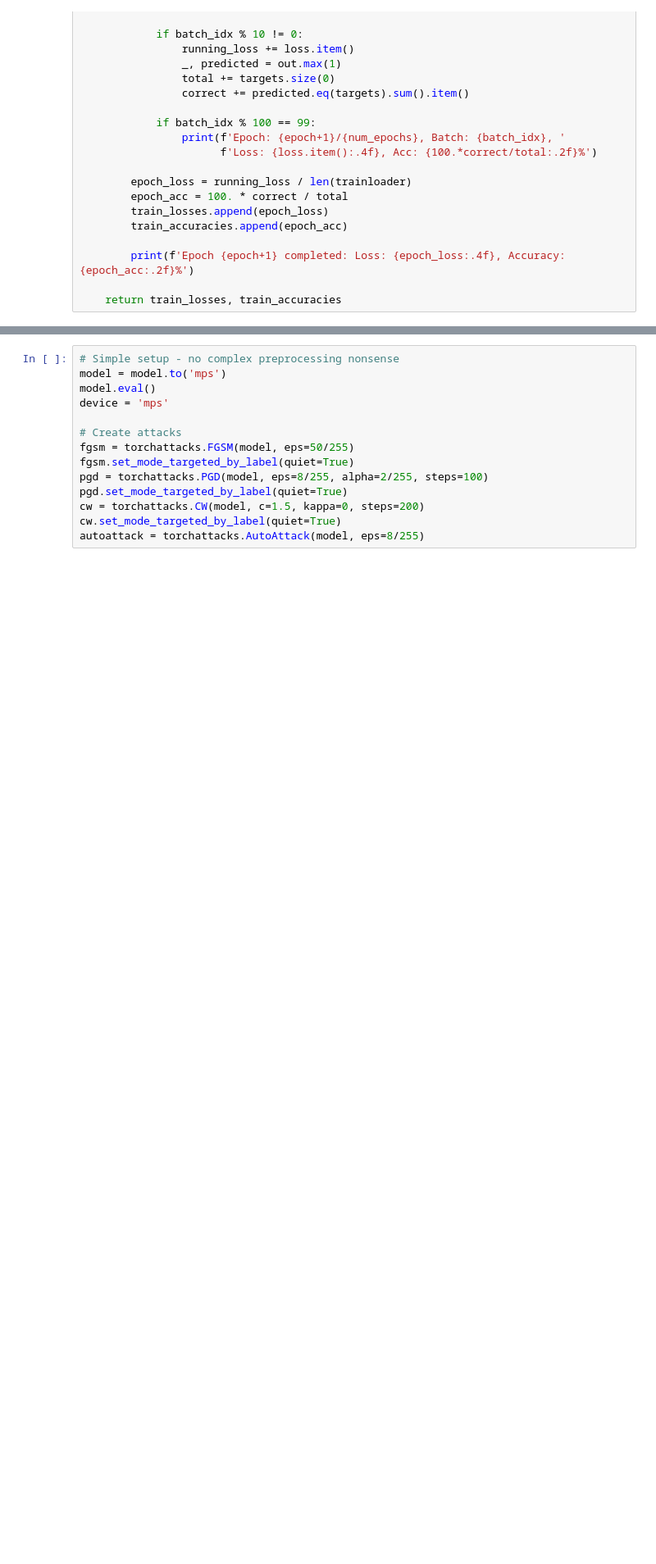
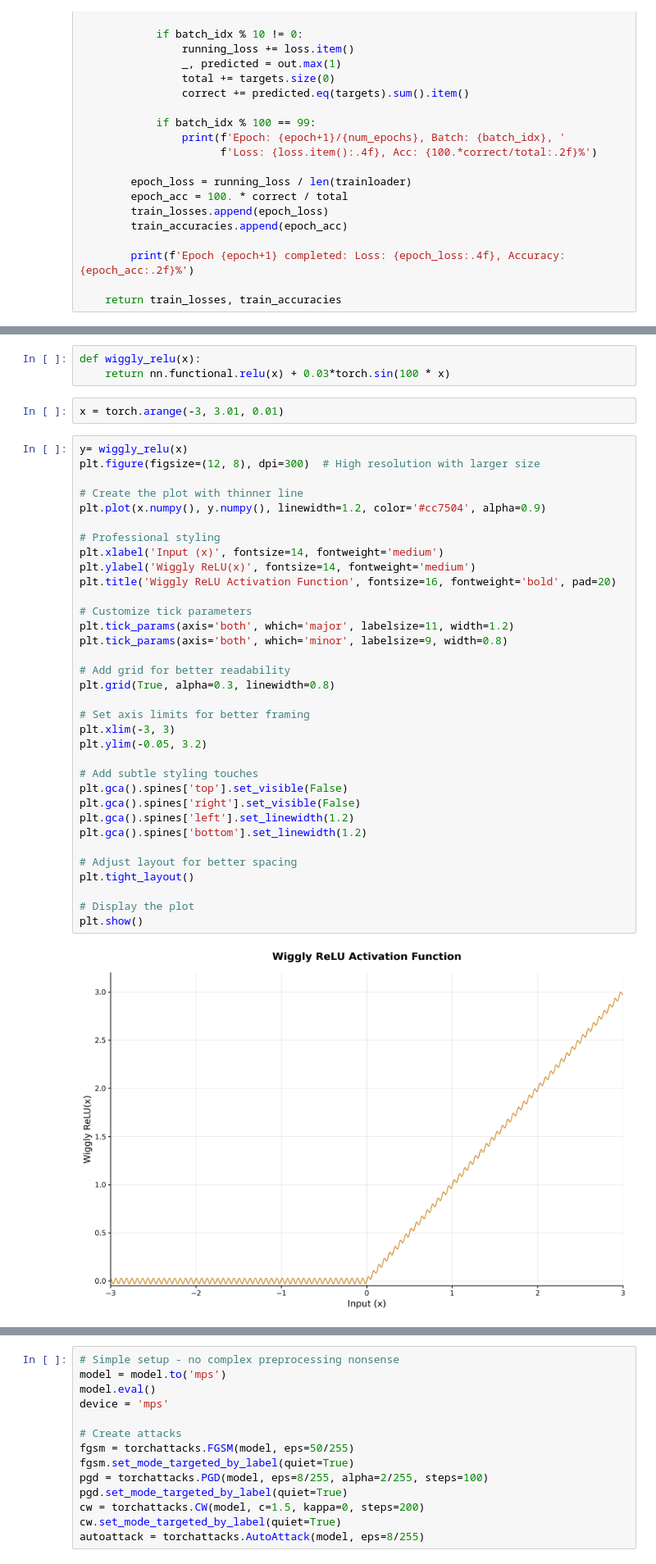
Before and after one commit to zroe1/playing-with-gradients, a Jupyter notebook: wiggle.ipynb, the cells around one changed output, grey strips where cells are left out. Shown at 82% size. Saved outputs shown, nothing was run; the diff lists cells and outputs as text; blank space fills up the shorter version.

Commit message:
wiggly relu plot

```diff
--- a/wiggle.ipynb
+++ b/wiggle.ipynb
@@ -165,3 +177,44 @@ Epoch 5 completed: Loss: 0.7627, Accuracy: 69.92%
+# %%
+def wiggly_relu(x):
+    return nn.functional.relu(x) + 0.03*torch.sin(100 * x)
+# %%
+x = torch.arange(-3, 3.01, 0.01)
+# %%
+y= wiggly_relu(x)
+plt.figure(figsize=(12, 8), dpi=300)  # High resolution with larger size
+
+# Create the plot with thinner line
+plt.plot(x.numpy(), y.numpy(), linewidth=1.2, color='#cc7504', alpha=0.9)
+
+# Professional styling
+plt.xlabel('Input (x)', fontsize=14, fontweight='medium')
+plt.ylabel('Wiggly ReLU(x)', fontsize=14, fontweight='medium')
+plt.title('Wiggly ReLU Activation Function', fontsize=16, fontweight='bold', pad=20)
+
+# Customize tick parameters
+plt.tick_params(axis='both', which='major', labelsize=11, width=1.2)
+plt.tick_params(axis='both', which='minor', labelsize=9, width=0.8)
+
+# Add grid for better readability
+plt.grid(True, alpha=0.3, linewidth=0.8)
+
+# Set axis limits for better framing
+plt.xlim(-3, 3)
+plt.ylim(-0.05, 3.2)
+
+# Add subtle styling touches
+plt.gca().spines['top'].set_visible(False)
+plt.gca().spines['right'].set_visible(False)
+plt.gca().spines['left'].set_linewidth(1.2)
+plt.gca().spines['bottom'].set_linewidth(1.2)
+
+# Adjust layout for better spacing
+plt.tight_layout()
+
+# Display the plot
+plt.show()
+# %% [output]
+[figure, added]
 # %%
 def show_adv_examples(adv_images):
     # Show first 4 examples (or less if batch is smaller)
```
Also changed, not shown: parts of 4 cells of this notebook.
